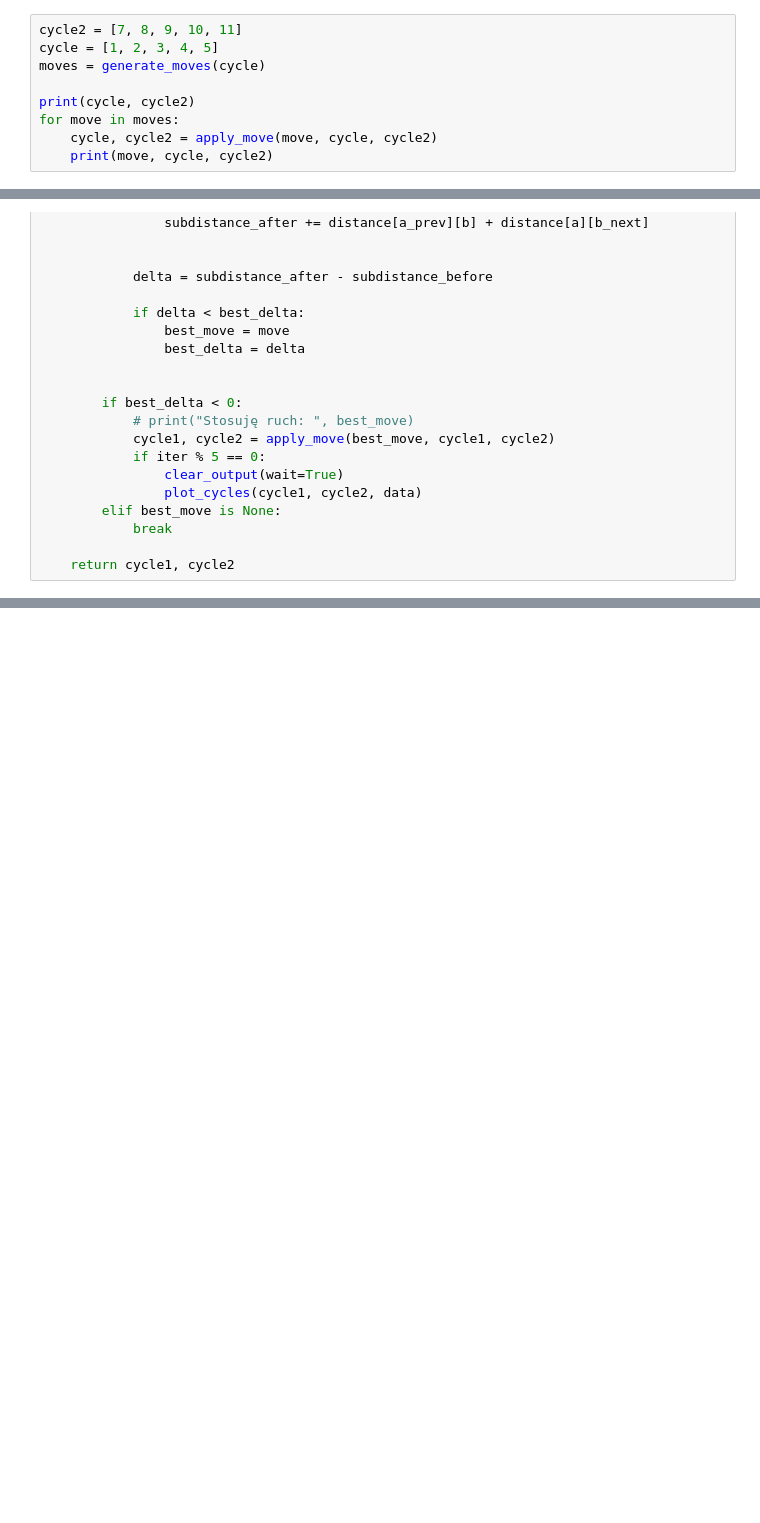
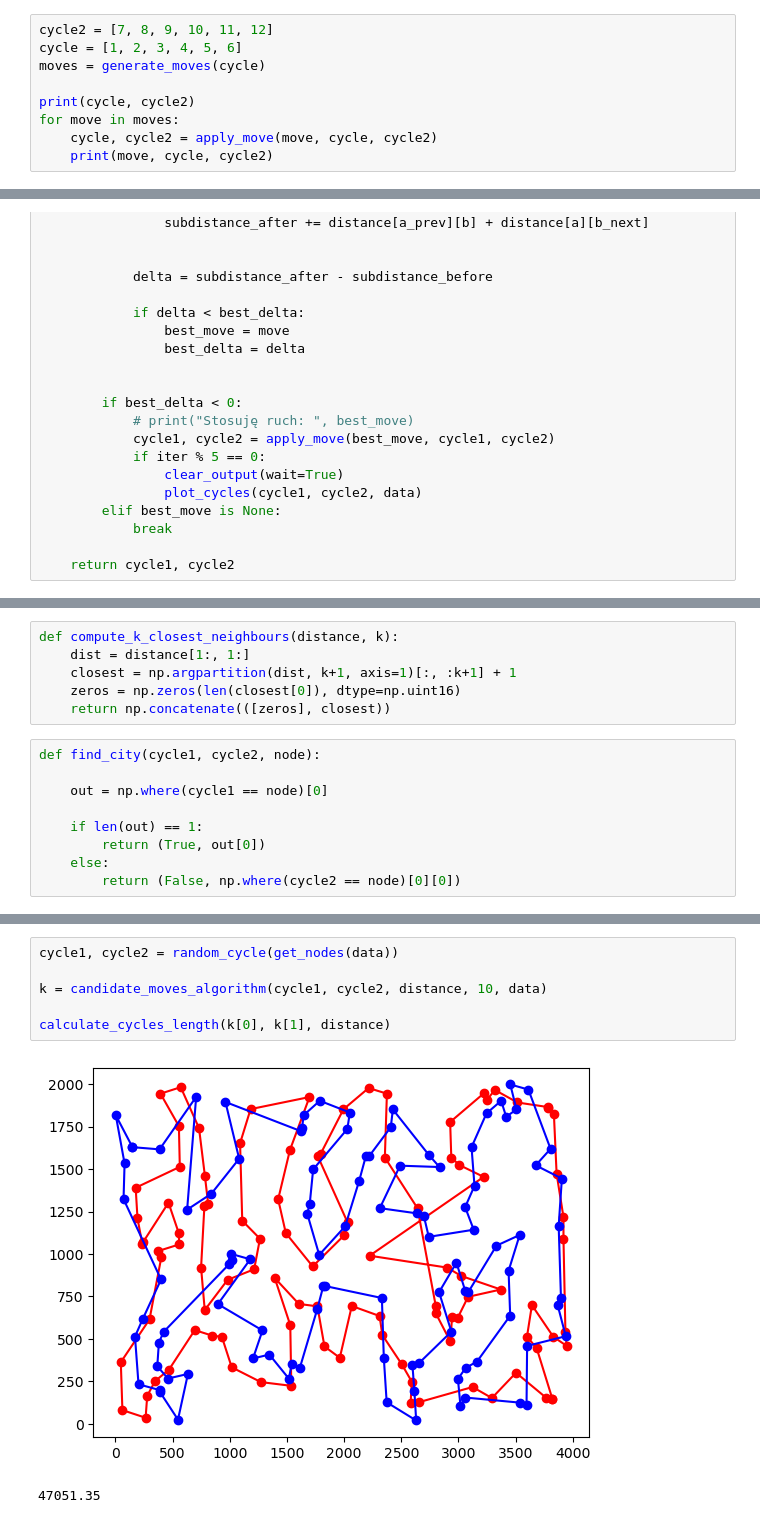
Before and after one commit to majsterkovic/imo, a Jupyter notebook: lab3/local-search-python/code.ipynb, the cells around one changed output, grey strips where cells are left out. Cells and saved outputs as stored; diff of their text form; blank space fills up the shorter version.

Commit message:
Candidate moves algo

```diff
--- a/lab3/local-search-python/code.ipynb
+++ b/lab3/local-search-python/code.ipynb
@@ -187,8 +197,8 @@ def apply_move(move, cycle1, cycle2):
 
     return cycle1, cycle2
 # %%
-cycle2 = [7, 8, 9, 10, 11]
-cycle = [1, 2, 3, 4, 5]
+cycle2 = [7, 8, 9, 10, 11, 12]
+cycle = [1, 2, 3, 4, 5, 6]
 moves = generate_moves(cycle)
 
 print(cycle, cycle2)
@@ -316,0 +327,15 @@ calculate_cycles_length(cycle1, cycle2, distance)
+# %%
+def compute_k_closest_neighbours(distance, k):
+    dist = distance[1:, 1:]
+    closest = np.argpartition(dist, k+1, axis=1)[:, :k+1] + 1
+    zeros = np.zeros(len(closest[0]), dtype=np.uint16)
+    return np.concatenate(([zeros], closest))
+# %%
+def find_city(cycle1, cycle2, node):
+
+    out = np.where(cycle1 == node)[0]
+
+    if len(out) == 1:
+        return (True, out[0])
+    else:
+        return (False, np.where(cycle2 == node)[0][0])
@@ -316,0 +414,9 @@ calculate_cycles_length(cycle1, cycle2, distance)
+# %%
+cycle1, cycle2 = random_cycle(get_nodes(data))
+
+k = candidate_moves_algorithm(cycle1, cycle2, distance, 10, data)
+
+calculate_cycles_length(k[0], k[1], distance)
+# %% [output]
+[figure, added]
+47051.35
```
Also changed, not shown: parts of 11 cells of this notebook, 10 other files.
